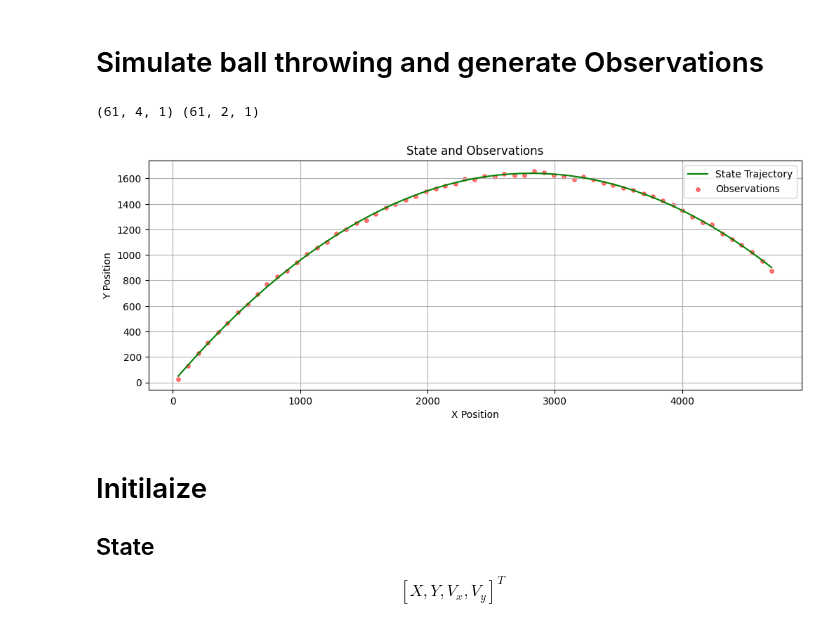
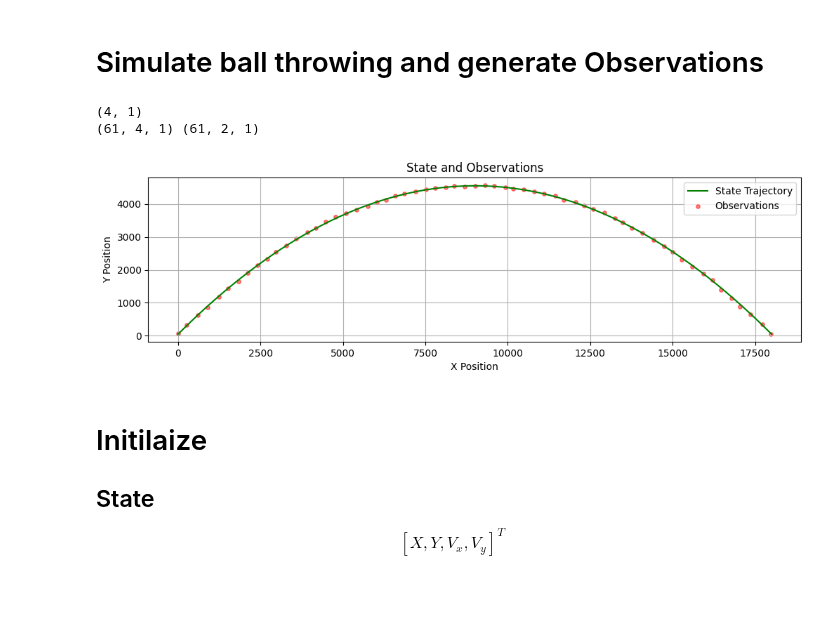
Before and after one commit to Horizon-42/particle_filter, a Jupyter notebook: run_partickle_filter.ipynb, the cells around one changed output. Saved outputs shown, nothing was run; the diff lists cells and outputs as text; code cells hidden in the pictures; blank space fills up the shorter version.

```diff
--- a/run_partickle_filter.ipynb
+++ b/run_partickle_filter.ipynb
@@ -16,17 +16,18 @@ from IPython.display import HTML
 from ball_throwing_simulator import BallThrowingSimulator
 # %%
 ball_num = 1
-# init_state = np.array([[0, 0], [50,30], [100,80], [100,80]])  # Initial state: [x, y, vx, vy]
-simulator = BallThrowingSimulator(delta_t=0.5, ball_num=ball_num, observation_variance=[10, 10])
+init_state = np.array([[0], [50], [300], [300]])  # Initial state: [x, y, vx, vy]
+simulator = BallThrowingSimulator(delta_t=1, init_state=init_state, ball_num=ball_num, observation_variance=[10, 10])
 # Simulate the motion and observations
-states, observations = simulator.simulate(time=30)
+states, observations = simulator.simulate(time=60)
 print(states.shape, observations.shape)
 # Show the simulated states and observations
 fig, ax = plt.subplots(figsize=(12, 12))
 plot_observations(ax, states, observations)
 # %% [output]
+(4, 1)
 (61, 4, 1) (61, 2, 1)
-[figure, old version]
+[figure, new version]
 # %% [markdown]
 # Initilaize
 ## State
```
Also changed, not shown: parts of 2 cells of this notebook, 6 other files.
